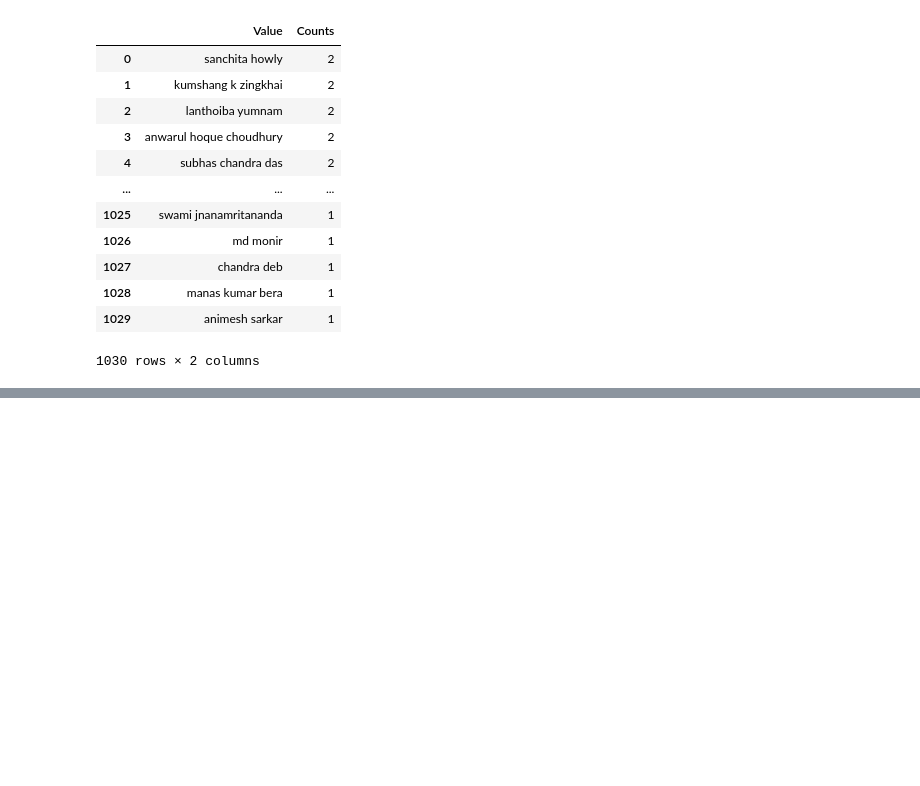
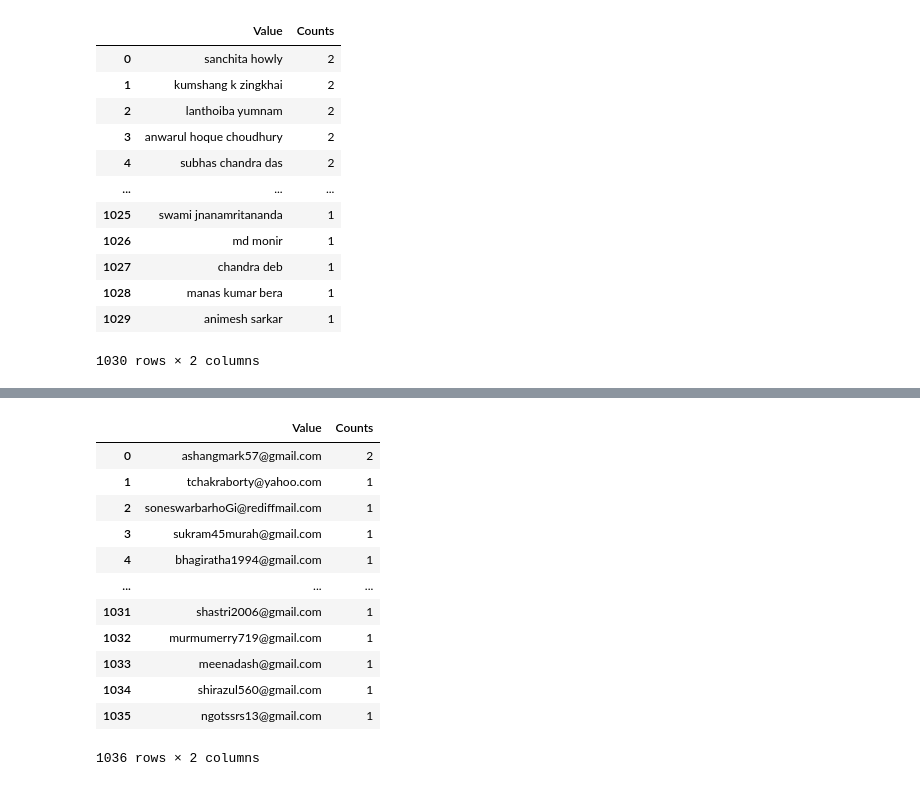
Before and after one commit to shayan-khoygani/Codebook, a Jupyter notebook: 42621 Final_Data_ngodarpan.gov.in/42621 Final_Data_ngodarpan.gov.in.ipynb, the cells around one changed output, grey strips where cells are left out. Saved outputs shown, nothing was run; the diff lists cells and outputs as text; code cells hidden in the pictures; blank space fills up the shorter version.

```diff
--- a/42621 Final_Data_ngodarpan.gov.in/42621 Final_Data_ngodarpan.gov.in.ipynb
+++ b/42621 Final_Data_ngodarpan.gov.in/42621 Final_Data_ngodarpan.gov.in.ipynb
@@ -2033,0 +2050,16 @@ df[name].value_counts().rename_axis('Value').reset_index(name='Counts')
+# %%
+df[email].value_counts().rename_axis('Value').reset_index(name='Counts')
+# %% [output]
+|  | Value | Counts |
+| 0 | ashangmark57@gmail.com | 2 |
+| 1 | tchakraborty@yahoo.com | 1 |
+| 2 | soneswarbarhoGi@rediffmail.com | 1 |
+| 3 | sukram45murah@gmail.com | 1 |
+| 4 | bhagiratha1994@gmail.com | 1 |
+| ... | ... | ... |
+| 1031 | shastri2006@gmail.com | 1 |
+| 1032 | murmumerry719@gmail.com | 1 |
+| 1033 | meenadash@gmail.com | 1 |
+| 1034 | shirazul560@gmail.com | 1 |
+| 1035 | ngotssrs13@gmail.com | 1 |
+1036 rows × 2 columns
```
Also changed, not shown: parts of 1 cell of this notebook.
